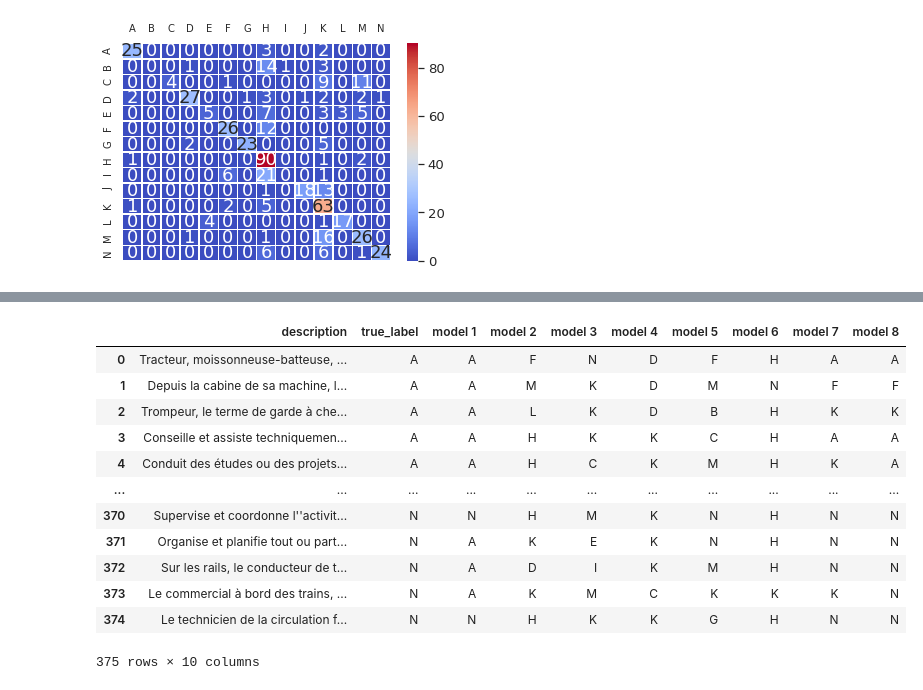
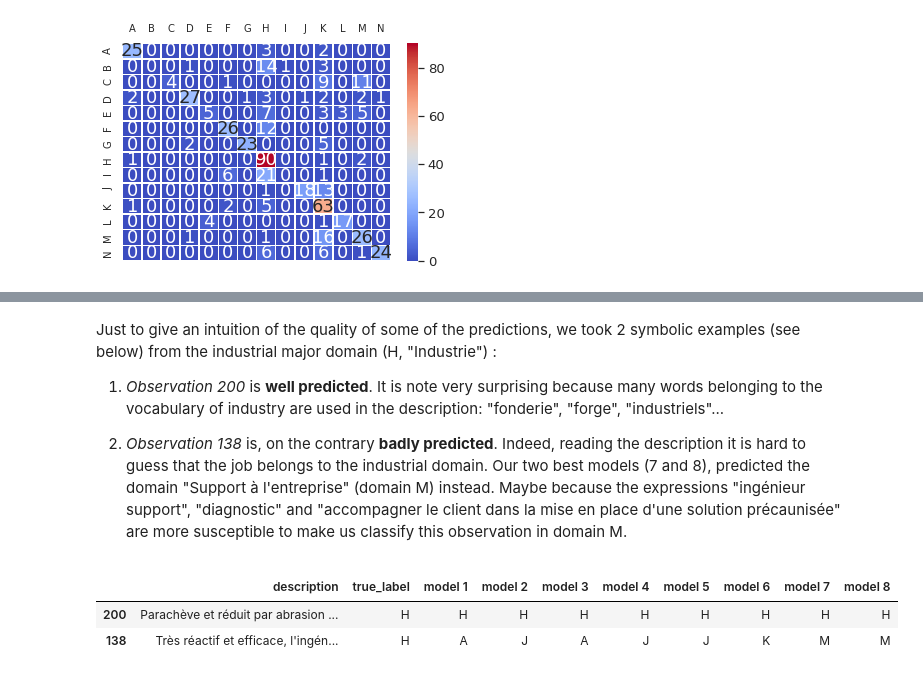
Before and after one commit to ARKEnsae/JobDomainPrediction_NLP, a Jupyter notebook: Prévision_catégorie_métier_ROME.ipynb, the cells around one changed output, grey strips where cells are left out. Saved outputs shown, nothing was run; the diff lists cells and outputs as text; code cells hidden in the pictures.

```diff
--- a/Prévision_catégorie_métier_ROME.ipynb
+++ b/Prévision_catégorie_métier_ROME.ipynb
@@ -2067,17 +2013,14 @@ pred_vs_true.csv    100%[===================>] 267.75K  --.-KB/s    in 0.02s
+# %% [markdown]
+Just to give an intuition of the quality of some of the predictions, we took 2 symbolic examples (see below) from the industrial major domain (H, "Industrie") :
+
+1. *Observation 200* is **well predicted**. It is note very surprising because many words belonging to the vocabulary of industry are used in the description: "fonderie", "forge", "industriels"...
+
+2. *Observation 138* is, on the contrary **badly predicted**. Indeed, reading the description it is hard to guess that the job belongs to the industrial domain. Our two best models (7 and 8), predicted the domain "Support à l'entreprise" (domain M) instead. Maybe because the expressions "ingénieur support", "diagnostic" and "accompagner le client dans la mise en place d'une solution précaunisée" are more susceptible to make us classify this observation in domain M.
 # %%
 pred_vs_true = pd.read_csv("pred_vs_true.csv")
-pred_vs_true
+with pd.option_context('display.max_colwidth', None):
+  display(pred_vs_true.iloc[[200, 138], :])
 # %% [output]
 |  | description | true_label | model 1 | model 2 | model 3 | model 4 | model 5 | model 6 | model 7 | model 8 |
-| 0 | Tracteur, moissonneuse-batteuse, ... | A | A | F | N | D | F | H | A | A |
-| 1 | Depuis la cabine de sa machine, l... | A | A | M | K | D | M | N | F | F |
-| 2 | Trompeur, le terme de garde à che... | A | A | L | K | D | B | H | K | K |
-| 3 | Conseille et assiste techniquemen... | A | A | H | K | K | C | H | A | A |
-| 4 | Conduit des études ou des projets... | A | A | H | C | K | M | H | K | A |
-| ... | ... | ... | ... | ... | ... | ... | ... | ... | ... | ... |
-| 370 | Supervise et coordonne l''activit... | N | N | H | M | K | N | H | N | N |
-| 371 | Organise et planifie tout ou part... | N | A | K | E | K | N | H | N | N |
-| 372 | Sur les rails, le conducteur de t... | N | A | D | I | K | M | H | N | N |
-| 373 | Le commercial à bord des trains, ... | N | A | K | M | C | K | K | K | N |
-| 374 | Le technicien de la circulation f... | N | N | H | K | K | G | H | N | N |
+| 200 | Parachève et réduit par abrasion ... | H | H | H | H | H | H | H | H | H |
+| 138 | Très réactif et efficace, l'ingén... | H | A | J | A | J | J | K | M | M |
-375 rows × 10 columns
```
Also changed, not shown: parts of 29 cells of this notebook.
